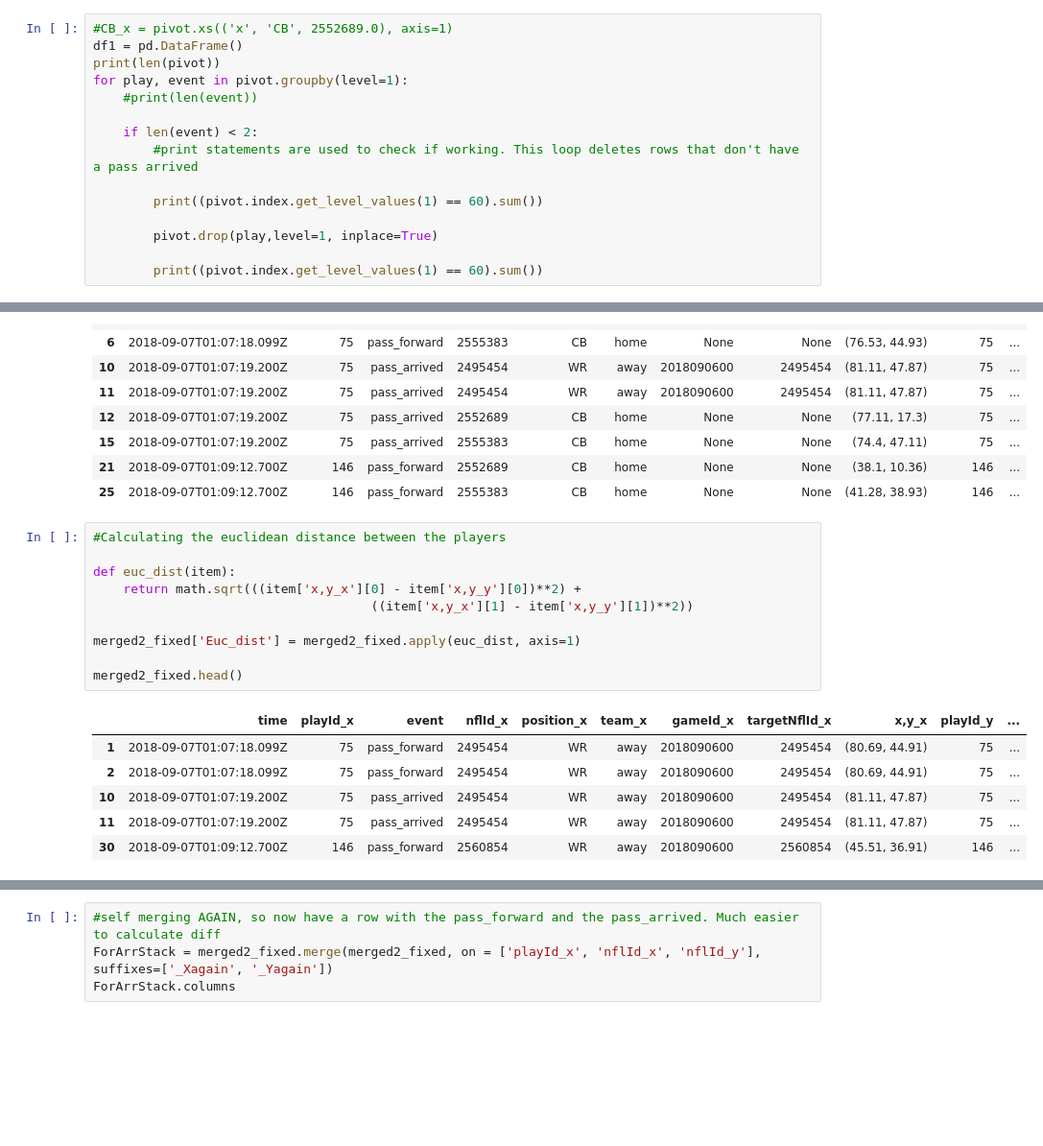
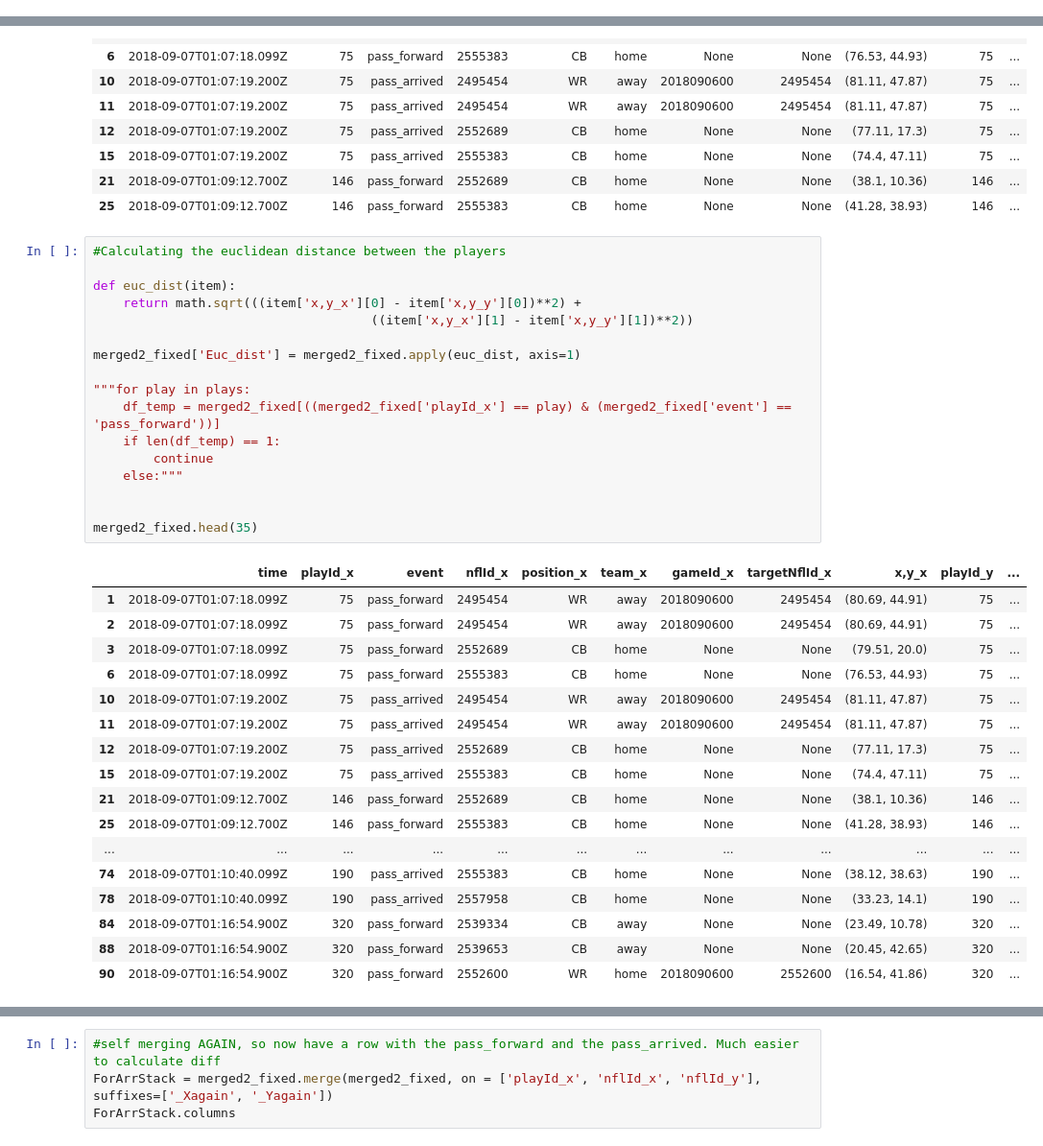
Before and after one commit to d-r-n/APM-Term-Project, a Jupyter notebook: cb_wr_analysis.ipynb, the cells around one changed output, grey strips where cells are left out. Shown: that part at 96% size. Saved outputs shown, nothing was run; the diff lists cells and outputs as text; blank space fills up the shorter version.

```diff
--- a/cb_wr_analysis.ipynb
+++ b/cb_wr_analysis.ipynb
@@ -127,15 +4,0 @@ print(len(pivot))
-# %%
-#CB_x = pivot.xs(('x', 'CB', 2552689.0), axis=1)
-df1 = pd.DataFrame()
-print(len(pivot))
-for play, event in pivot.groupby(level=1):
-    #print(len(event))
-
-    if len(event) < 2:
-        #print statements are used to check if working. This loop deletes rows that don't have a pass arrived
-
-        print((pivot.index.get_level_values(1) == 60).sum())
-
-        pivot.drop(play,level=1, inplace=True)
-
-        print((pivot.index.get_level_values(1) == 60).sum())
@@ -272,20 +132,38 @@ merged2_fixed.iloc[:10]
 # %%
 #Calculating the euclidean distance between the players
 
 def euc_dist(item):
     return math.sqrt(((item['x,y_x'][0] - item['x,y_y'][0])**2) +
                                      ((item['x,y_x'][1] - item['x,y_y'][1])**2))
 
 merged2_fixed['Euc_dist'] = merged2_fixed.apply(euc_dist, axis=1)
 
-merged2_fixed.head()
+"""for play in plays:
+    df_temp = merged2_fixed[((merged2_fixed['playId_x'] == play) & (merged2_fixed['event'] == 'pass_forward'))]
+    if len(df_temp) == 1:
+        continue
+    else:"""
+
+
+merged2_fixed.head(35)
 # %% [output]
 |  | time | playId_x | event | nflId_x | position_x | team_x | gameId_x | targetNflId_x | x,y_x | playId_y | ... |
 | 1 | 2018-09-07T01:07:18.099Z | 75 | pass_forward | 2495454 | WR | away | 2018090600 | 2495454 | (80.69, 44.91) | 75 | ... |
 | 2 | 2018-09-07T01:07:18.099Z | 75 | pass_forward | 2495454 | WR | away | 2018090600 | 2495454 | (80.69, 44.91) | 75 | ... |
+| 3 | 2018-09-07T01:07:18.099Z | 75 | pass_forward | 2552689 | CB | home | None | None | (79.51, 20.0) | 75 | ... |
+| 6 | 2018-09-07T01:07:18.099Z | 75 | pass_forward | 2555383 | CB | home | None | None | (76.53, 44.93) | 75 | ... |
 | 10 | 2018-09-07T01:07:19.200Z | 75 | pass_arrived | 2495454 | WR | away | 2018090600 | 2495454 | (81.11, 47.87) | 75 | ... |
 | 11 | 2018-09-07T01:07:19.200Z | 75 | pass_arrived | 2495454 | WR | away | 2018090600 | 2495454 | (81.11, 47.87) | 75 | ... |
-| 30 | 2018-09-07T01:09:12.700Z | 146 | pass_forward | 2560854 | WR | away | 2018090600 | 2560854 | (45.51, 36.91) | 146 | ... |
+| 12 | 2018-09-07T01:07:19.200Z | 75 | pass_arrived | 2552689 | CB | home | None | None | (77.11, 17.3) | 75 | ... |
+| 15 | 2018-09-07T01:07:19.200Z | 75 | pass_arrived | 2555383 | CB | home | None | None | (74.4, 47.11) | 75 | ... |
+| 21 | 2018-09-07T01:09:12.700Z | 146 | pass_forward | 2552689 | CB | home | None | None | (38.1, 10.36) | 146 | ... |
+| 25 | 2018-09-07T01:09:12.700Z | 146 | pass_forward | 2555383 | CB | home | None | None | (41.28, 38.93) | 146 | ... |
+| ... | ... | ... | ... | ... | ... | ... | ... | ... | ... | ... | ... |
+| 74 | 2018-09-07T01:10:40.099Z | 190 | pass_arrived | 2555383 | CB | home | None | None | (38.12, 38.63) | 190 | ... |
+| 78 | 2018-09-07T01:10:40.099Z | 190 | pass_arrived | 2557958 | CB | home | None | None | (33.23, 14.1) | 190 | ... |
+| 84 | 2018-09-07T01:16:54.900Z | 320 | pass_forward | 2539334 | CB | away | None | None | (23.49, 10.78) | 320 | ... |
+| 88 | 2018-09-07T01:16:54.900Z | 320 | pass_forward | 2539653 | CB | away | None | None | (20.45, 42.65) | 320 | ... |
+| 90 | 2018-09-07T01:16:54.900Z | 320 | pass_forward | 2552600 | WR | home | 2018090600 | 2552600 | (16.54, 41.86) | 320 | ... |
 # %%
 #cuts df by half. Keeps only rows where it is WR then CB, and not CB and WR (which is just a repeat)
 merged2_fixed = merged2_fixed[(merged2_fixed['position_x'] == 'WR')]
```
Also changed, not shown: parts of 16 cells of this notebook.
